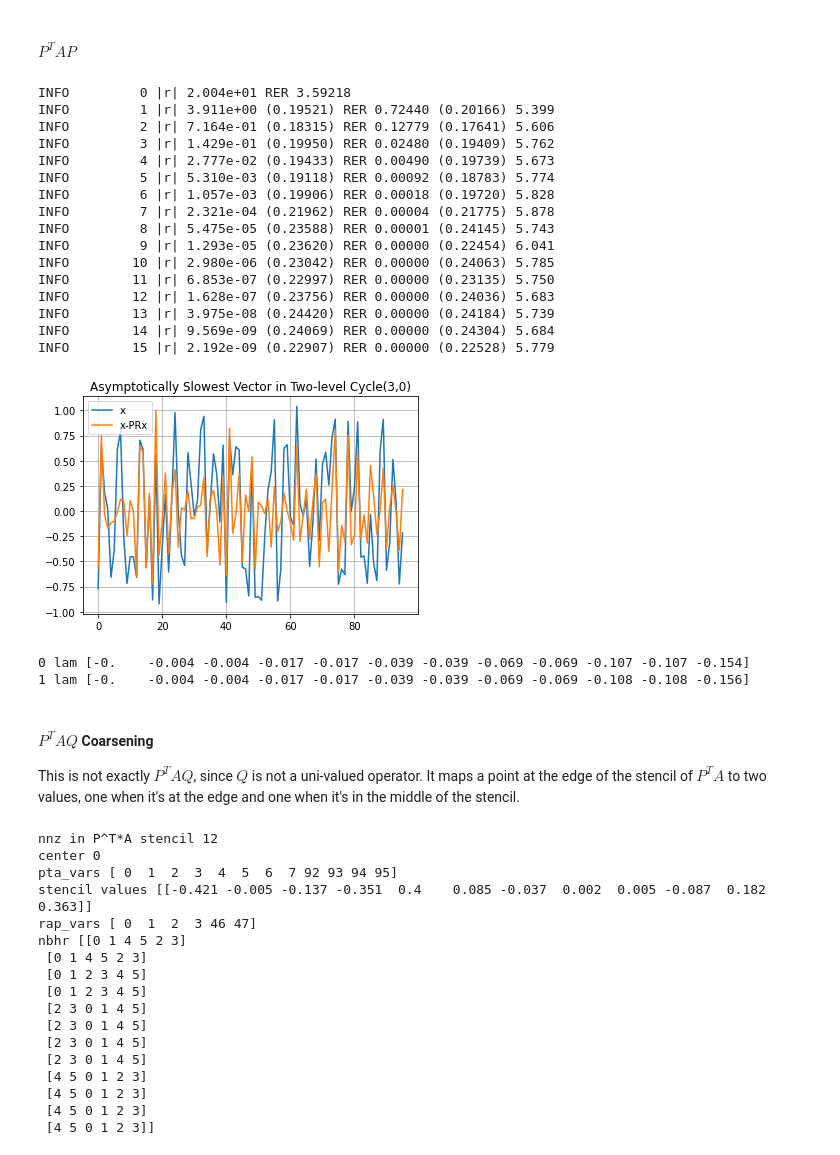
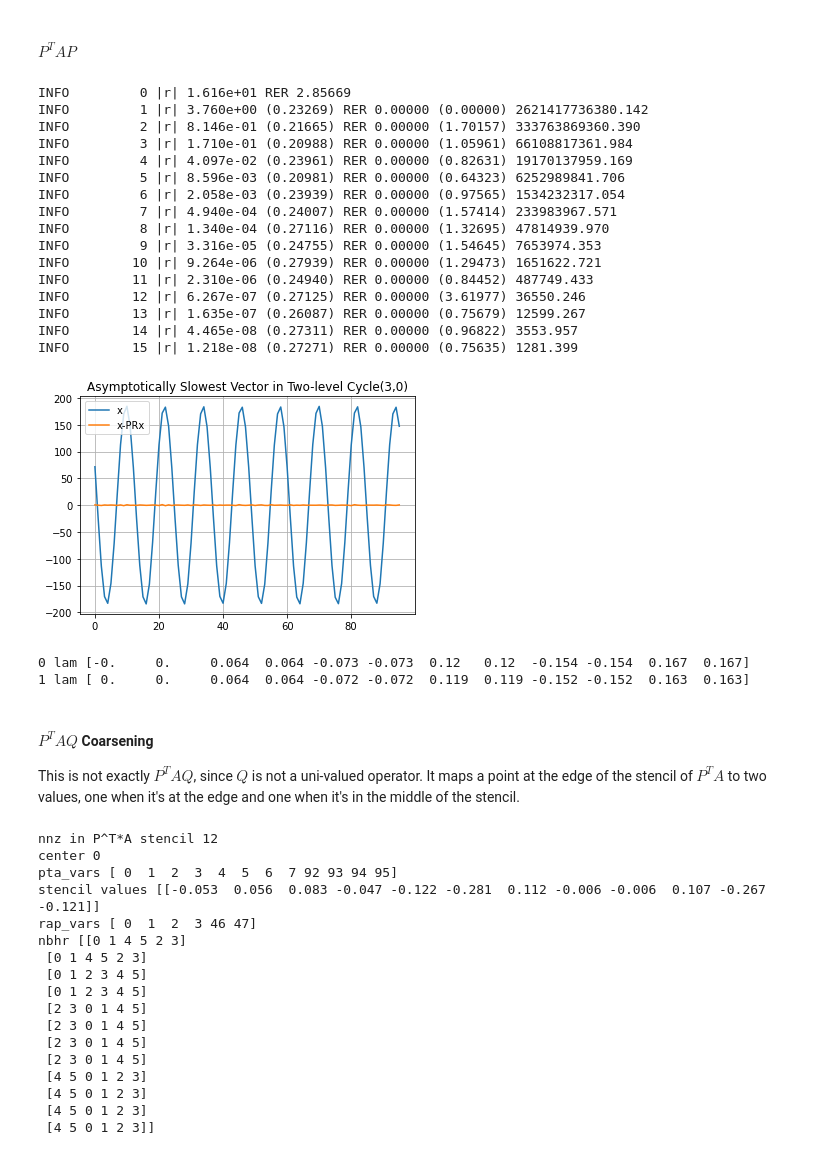
Before and after one commit to 436ahsan/Helmholtz, a Jupyter notebook: notebooks/helmholtz_repetitive_ptaq.ipynb, the cells around one changed output. Drawn from its saved outputs; the diff is of its cells as text; code cells hidden in the pictures.

```diff
--- a/notebooks/helmholtz_repetitive_ptaq.ipynb
+++ b/notebooks/helmholtz_repetitive_ptaq.ipynb
@@ -17,15 +17,15 @@ np.random.seed(2)
 n = 96
 # Scaled wave number. Fit so lam_min = 0 (integer # periods in domain).
 discretization = "5-point"
-kh = 0
-#kh = helmholtz.analysis.ideal.find_singular_kh(discretization, n)[0]
+#kh = 0
+kh = helmholtz.analysis.ideal.find_singular_kh(discretization, n)[0]
 
 repetitive = True
 
 # Test vectors.
 ideal_tv = True #. False    # Use eigenvectors or not.
 # Number of test vectors.
-num_examples = 2
+num_examples = 6
 # Set # sweeps manually here.
 num_sweeps_on_vectors = 1000 # None
 threshold = 0.1
@@ -286,38 +289,38 @@ A^1
 #### $P^T A P$
 # %%
 nu = 3
-p = p_experiment[True][-1]
+p = p_experiment[False][-1]
 multilevel = hm.repetitive.locality.create_two_level_hierarchy(
-    kh, discretization, n, R, p, aggregate_size, use_r_as_restriction=False)
+    kh, discretization, n, R, p, aggregate_size, use_r_as_restriction=True)
 y, _ = hm.repetitive.locality.two_level_conv_factor(multilevel, nu, print_frequency=1,
                                                    debug=False)
 
 # Asymptotic vector.
 plt.title("Asymptotically Slowest Vector in Two-level Cycle({},0)".format(nu))
 y -= y.mean() # Remove zero component.
 e = y - multilevel[1].p.dot(multilevel[1].r.dot(y))
 plt.plot(y, label="x");
 plt.plot(e, label="x-PRx");
 plt.grid(True);
 plt.legend();
 # %% [output]
-INFO         0 |r| 2.004e+01 RER 3.59218
-INFO         1 |r| 3.911e+00 (0.19521) RER 0.72440 (0.20166) 5.399
-INFO         2 |r| 7.164e-01 (0.18315) RER 0.12779 (0.17641) 5.606
-INFO         3 |r| 1.429e-01 (0.19950) RER 0.02480 (0.19409) 5.762
-INFO         4 |r| 2.777e-02 (0.19433) RER 0.00490 (0.19739) 5.673
-INFO         5 |r| 5.310e-03 (0.19118) RER 0.00092 (0.18783) 5.774
-INFO         6 |r| 1.057e-03 (0.19906) RER 0.00018 (0.19720) 5.828
-INFO         7 |r| 2.321e-04 (0.21962) RER 0.00004 (0.21775) 5.878
-INFO         8 |r| 5.475e-05 (0.23588) RER 0.00001 (0.24145) 5.743
-INFO         9 |r| 1.293e-05 (0.23620) RER 0.00000 (0.22454) 6.041
-INFO        10 |r| 2.980e-06 (0.23042) RER 0.00000 (0.24063) 5.785
-INFO        11 |r| 6.853e-07 (0.22997) RER 0.00000 (0.23135) 5.750
-INFO        12 |r| 1.628e-07 (0.23756) RER 0.00000 (0.24036) 5.683
-INFO        13 |r| 3.975e-08 (0.24420) RER 0.00000 (0.24184) 5.739
-INFO        14 |r| 9.569e-09 (0.24069) RER 0.00000 (0.24304) 5.684
-INFO        15 |r| 2.192e-09 (0.22907) RER 0.00000 (0.22528) 5.779
+INFO         0 |r| 1.616e+01 RER 2.85669
+INFO         1 |r| 3.760e+00 (0.23269) RER 0.00000 (0.00000) 2621417736380.142
+INFO         2 |r| 8.146e-01 (0.21665) RER 0.00000 (1.70157) 333763869360.390
+INFO         3 |r| 1.710e-01 (0.20988) RER 0.00000 (1.05961) 66108817361.984
+INFO         4 |r| 4.097e-02 (0.23961) RER 0.00000 (0.82631) 19170137959.169
+INFO         5 |r| 8.596e-03 (0.20981) RER 0.00000 (0.64323) 6252989841.706
+INFO         6 |r| 2.058e-03 (0.23939) RER 0.00000 (0.97565) 1534232317.054
+INFO         7 |r| 4.940e-04 (0.24007) RER 0.00000 (1.57414) 233983967.571
+INFO         8 |r| 1.340e-04 (0.27116) RER 0.00000 (1.32695) 47814939.970
+INFO         9 |r| 3.316e-05 (0.24755) RER 0.00000 (1.54645) 7653974.353
+INFO        10 |r| 9.264e-06 (0.27939) RER 0.00000 (1.29473) 1651622.721
+INFO        11 |r| 2.310e-06 (0.24940) RER 0.00000 (0.84452) 487749.433
+INFO        12 |r| 6.267e-07 (0.27125) RER 0.00000 (3.61977) 36550.246
+INFO        13 |r| 1.635e-07 (0.26087) RER 0.00000 (0.75679) 12599.267
+INFO        14 |r| 4.465e-08 (0.27311) RER 0.00000 (0.96822) 3553.957
+INFO        15 |r| 1.218e-08 (0.27271) RER 0.00000 (0.75635) 1281.399
-[figure, old version]
+[figure, new version]
 # %%
 # Calculate eigenpairs at all levels.
 vl = []
@@ -342,8 +345,8 @@ for l in range(num_levels):
         v = multilevel[k].p.dot(v)
     vl_finest.append(v)
 # %% [output]
-0 lam [-0.    -0.004 -0.004 -0.017 -0.017 -0.039 -0.039 -0.069 -0.069 -0.107 -0.107 -0.154]
-1 lam [-0.    -0.004 -0.004 -0.017 -0.017 -0.039 -0.039 -0.069 -0.069 -0.108 -0.108 -0.156]
+0 lam [-0.     0.     0.064  0.064 -0.073 -0.073  0.12   0.12  -0.154 -0.154  0.167  0.167]
+1 lam [ 0.     0.     0.064  0.064 -0.072 -0.072  0.119  0.119 -0.152 -0.152  0.163  0.163]
 # %% [markdown]
 #### $P^T A Q$ Coarsening
 This is not exactly $P^T A Q$, since $Q$ is not a uni-valued operator. It maps a point at the edge of the stencil of $P^T A$ to two values, one when it's at the edge and one when it's in the middle of the stencil.
@@ -385,7 +388,7 @@ print("nbhr", nbhr)
 nnz in P^T*A stencil 12
 center 0
 pta_vars [ 0  1  2  3  4  5  6  7 92 93 94 95]
-stencil values [[-0.421 -0.005 -0.137 -0.351  0.4    0.085 -0.037  0.002  0.005 -0.087  0.182  0.363]]
+stencil values [[-0.053  0.056  0.083 -0.047 -0.122 -0.281  0.112 -0.006 -0.006  0.107 -0.267 -0.121]]
 rap_vars [ 0  1  2  3 46 47]
 nbhr [[0 1 4 5 2 3]
  [0 1 4 5 2 3]
```
Also changed, not shown: parts of 28 cells of this notebook, 2 other files.
